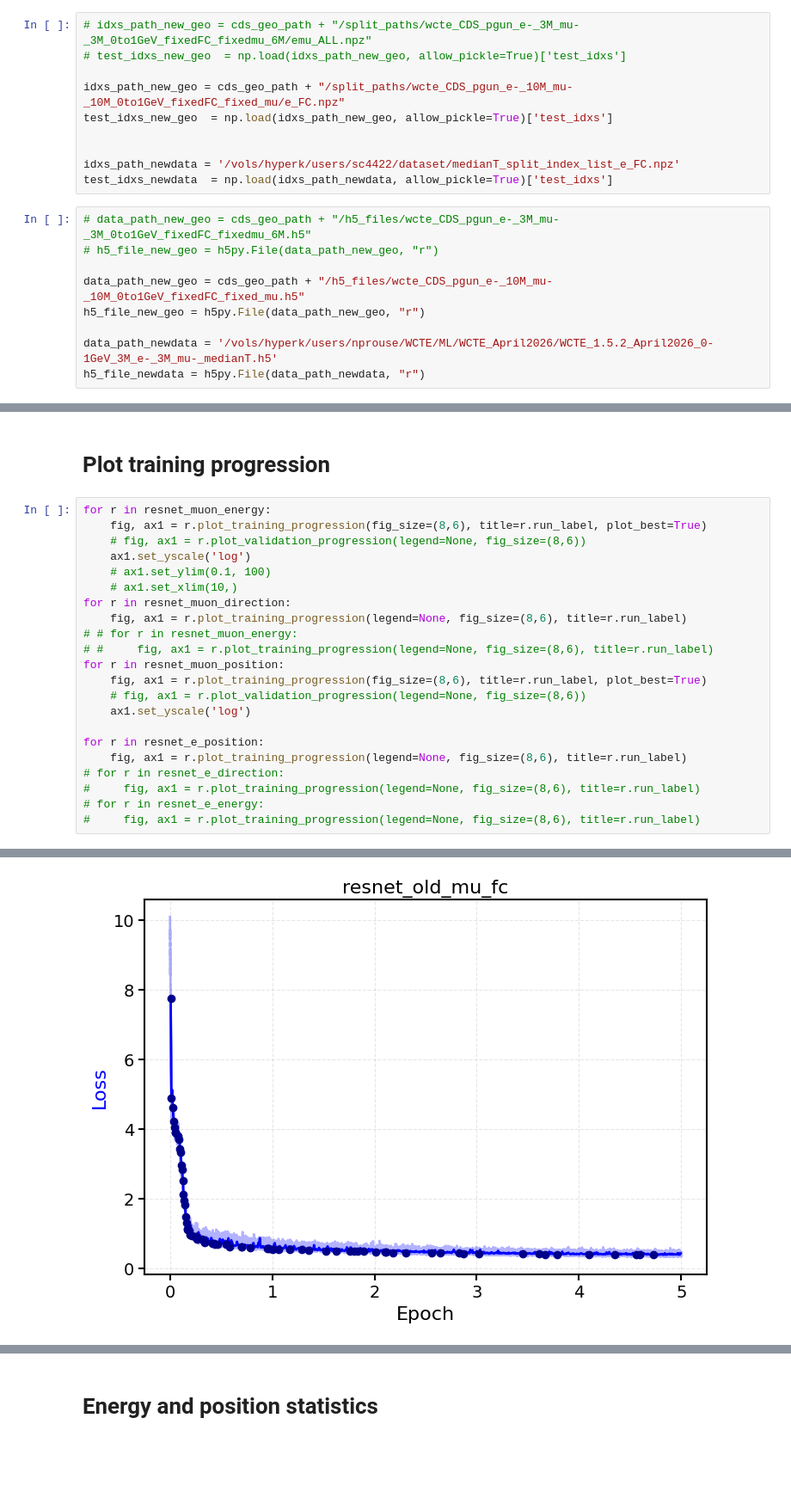
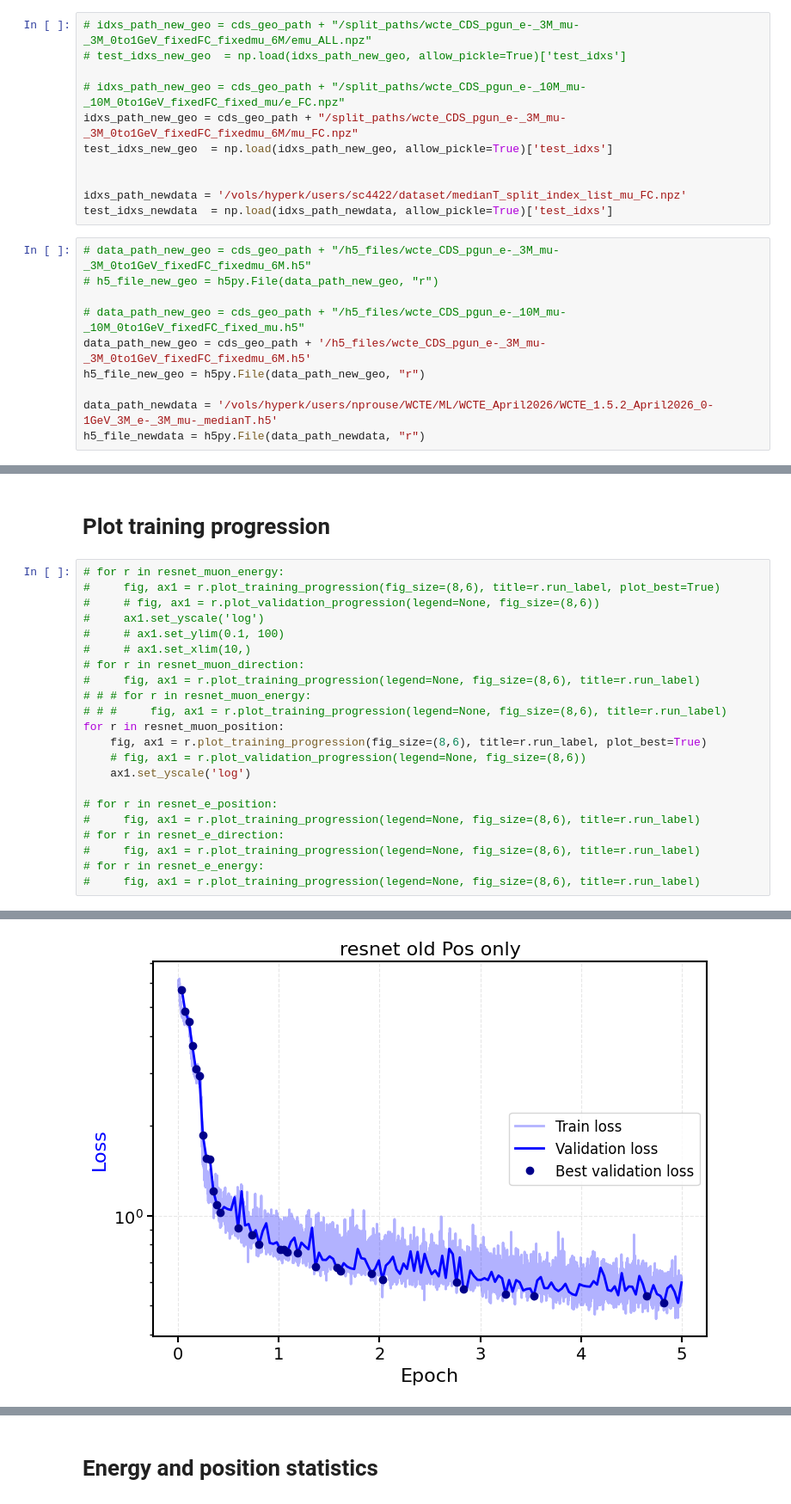
Before and after one commit to cid02219585/WatChMaL, a Jupyter notebook: regression_analysis_newdata.ipynb, the cells around one changed output, grey strips where cells are left out. Shown at 86% size. Drawn from its saved outputs; the diff is of its cells as text; blank space fills up the shorter version.

```diff
--- a/regression_analysis_newdata.ipynb
+++ b/regression_analysis_newdata.ipynb
@@ -89,17 +89,19 @@ cds_geo_path = '/vols/hyperk/WCTE/ML_2025/cds_geometry'
 # idxs_path_new_geo = cds_geo_path + "/split_paths/wcte_CDS_pgun_e-_3M_mu-_3M_0to1GeV_fixedFC_fixedmu_6M/emu_ALL.npz"
 # test_idxs_new_geo  = np.load(idxs_path_new_geo, allow_pickle=True)['test_idxs']
 
-idxs_path_new_geo = cds_geo_path + "/split_paths/wcte_CDS_pgun_e-_10M_mu-_10M_0to1GeV_fixedFC_fixed_mu/e_FC.npz"
+# idxs_path_new_geo = cds_geo_path + "/split_paths/wcte_CDS_pgun_e-_10M_mu-_10M_0to1GeV_fixedFC_fixed_mu/e_FC.npz"
+idxs_path_new_geo = cds_geo_path + "/split_paths/wcte_CDS_pgun_e-_3M_mu-_3M_0to1GeV_fixedFC_fixedmu_6M/mu_FC.npz"
 test_idxs_new_geo  = np.load(idxs_path_new_geo, allow_pickle=True)['test_idxs']
 
 
-idxs_path_newdata = '/vols/hyperk/users/sc4422/dataset/medianT_split_index_list_e_FC.npz'
+idxs_path_newdata = '/vols/hyperk/users/sc4422/dataset/medianT_split_index_list_mu_FC.npz'
 test_idxs_newdata  = np.load(idxs_path_newdata, allow_pickle=True)['test_idxs']
 # %%
 # data_path_new_geo = cds_geo_path + "/h5_files/wcte_CDS_pgun_e-_3M_mu-_3M_0to1GeV_fixedFC_fixedmu_6M.h5"
 # h5_file_new_geo = h5py.File(data_path_new_geo, "r")
 
-data_path_new_geo = cds_geo_path + "/h5_files/wcte_CDS_pgun_e-_10M_mu-_10M_0to1GeV_fixedFC_fixed_mu.h5"
+# data_path_new_geo = cds_geo_path + "/h5_files/wcte_CDS_pgun_e-_10M_mu-_10M_0to1GeV_fixedFC_fixed_mu.h5"
+data_path_new_geo = cds_geo_path + '/h5_files/wcte_CDS_pgun_e-_3M_mu-_3M_0to1GeV_fixedFC_fixedmu_6M.h5'
 h5_file_new_geo = h5py.File(data_path_new_geo, "r")
 
 data_path_newdata = '/vols/hyperk/users/nprouse/WCTE/ML/WCTE_April2026/WCTE_1.5.2_April2026_0-1GeV_3M_e-_3M_mu-_medianT.h5'
@@ -1001,23 +1129,23 @@ resnet_e_energy = [
 # %% [markdown]
 # Plot training progression
 # %%
-for r in resnet_muon_energy:
-    fig, ax1 = r.plot_training_progression(fig_size=(8,6), title=r.run_label, plot_best=True)
-    # fig, ax1 = r.plot_validation_progression(legend=None, fig_size=(8,6))
-    ax1.set_yscale('log')
-    # ax1.set_ylim(0.1, 100)
-    # ax1.set_xlim(10,)
-for r in resnet_muon_direction:
-    fig, ax1 = r.plot_training_progression(legend=None, fig_size=(8,6), title=r.run_label)
-# # for r in resnet_muon_energy:
-# #     fig, ax1 = r.plot_training_progression(legend=None, fig_size=(8,6), title=r.run_label)
+# for r in resnet_muon_energy:
+#     fig, ax1 = r.plot_training_progression(fig_size=(8,6), title=r.run_label, plot_best=True)
+#     # fig, ax1 = r.plot_validation_progression(legend=None, fig_size=(8,6))
+#     ax1.set_yscale('log')
+#     # ax1.set_ylim(0.1, 100)
+#     # ax1.set_xlim(10,)
+# for r in resnet_muon_direction:
+#     fig, ax1 = r.plot_training_progression(legend=None, fig_size=(8,6), title=r.run_label)
+# # # for r in resnet_muon_energy:
+# # #     fig, ax1 = r.plot_training_progression(legend=None, fig_size=(8,6), title=r.run_label)
 for r in resnet_muon_position:
     fig, ax1 = r.plot_training_progression(fig_size=(8,6), title=r.run_label, plot_best=True)
     # fig, ax1 = r.plot_validation_progression(legend=None, fig_size=(8,6))
     ax1.set_yscale('log')
 
-for r in resnet_e_position:
-    fig, ax1 = r.plot_training_progression(legend=None, fig_size=(8,6), title=r.run_label)
+# for r in resnet_e_position:
+#     fig, ax1 = r.plot_training_progression(legend=None, fig_size=(8,6), title=r.run_label)
 # for r in resnet_e_direction:
 #     fig, ax1 = r.plot_training_progression(legend=None, fig_size=(8,6), title=r.run_label)
 # for r in resnet_e_energy:
@@ -1028 +1156 @@ for r in resnet_e_position:
-[figure, old version]
+[figure, new version]
```
Also changed, not shown: parts of 14 cells of this notebook, 15 other files.
